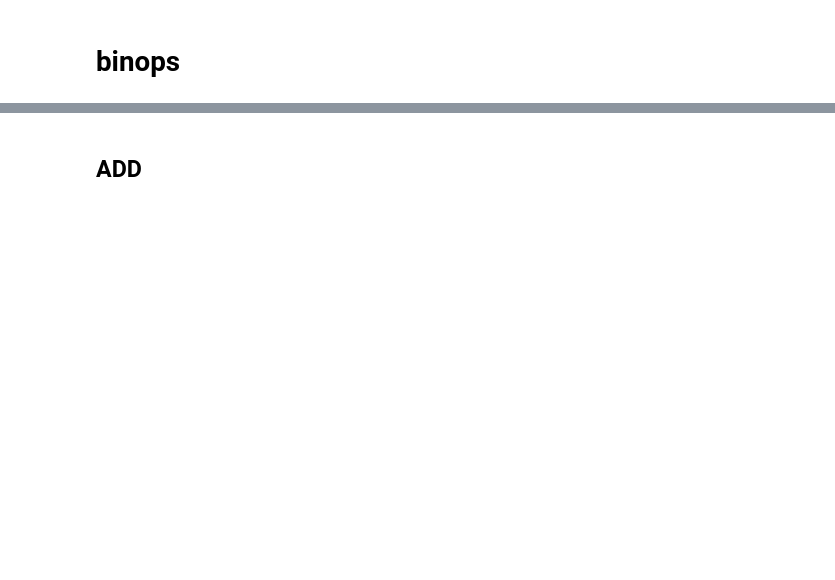
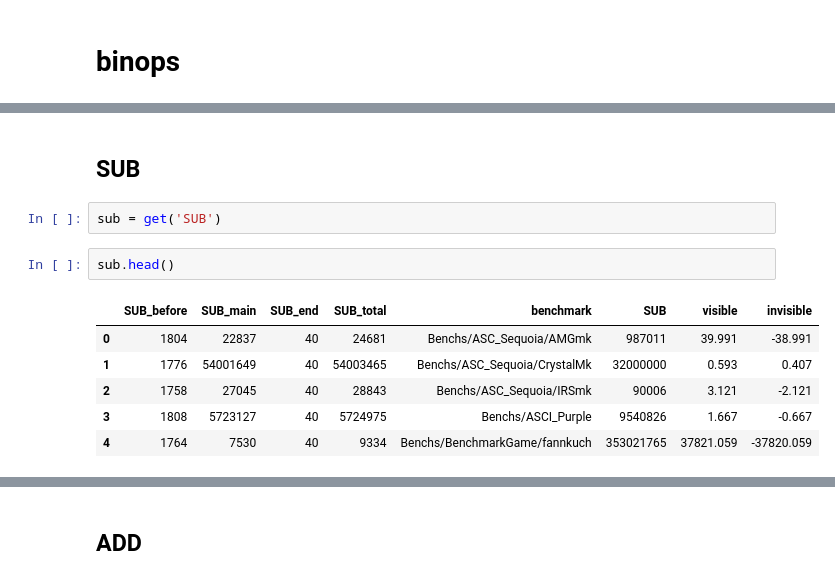
Before and after one commit to guilhermeleobas/basilisk, a Jupyter notebook: Analysis/dip.ipynb, the cells around one changed output, grey strips where cells are left out. Drawn from its saved outputs; the diff is of its cells as text; blank space fills up the shorter version.

```diff
--- a/Analysis/dip.ipynb
+++ b/Analysis/dip.ipynb
@@ -102,0 +112,13 @@ for t in ['ADD', 'DIV', 'MUL', 'FADD', 'FMUL']:
+# %% [markdown]
+## SUB
+# %%
+sub = get('SUB')
+# %%
+sub.head()
+# %% [output]
+|  | SUB_before | SUB_main | SUB_end | SUB_total | benchmark | SUB | visible | invisible |
+| 0 | 1804 | 22837 | 40 | 24681 | Benchs/ASC_Sequoia/AMGmk | 987011 | 39.991 | -38.991 |
+| 1 | 1776 | 54001649 | 40 | 54003465 | Benchs/ASC_Sequoia/CrystalMk | 32000000 | 0.593 | 0.407 |
+| 2 | 1758 | 27045 | 40 | 28843 | Benchs/ASC_Sequoia/IRSmk | 90006 | 3.121 | -2.121 |
+| 3 | 1808 | 5723127 | 40 | 5724975 | Benchs/ASCI_Purple | 9540826 | 1.667 | -0.667 |
+| 4 | 1764 | 7530 | 40 | 9334 | Benchs/BenchmarkGame/fannkuch | 353021765 | 37821.059 | -37820.059 |
```
Also changed, not shown: parts of 20 cells of this notebook.
